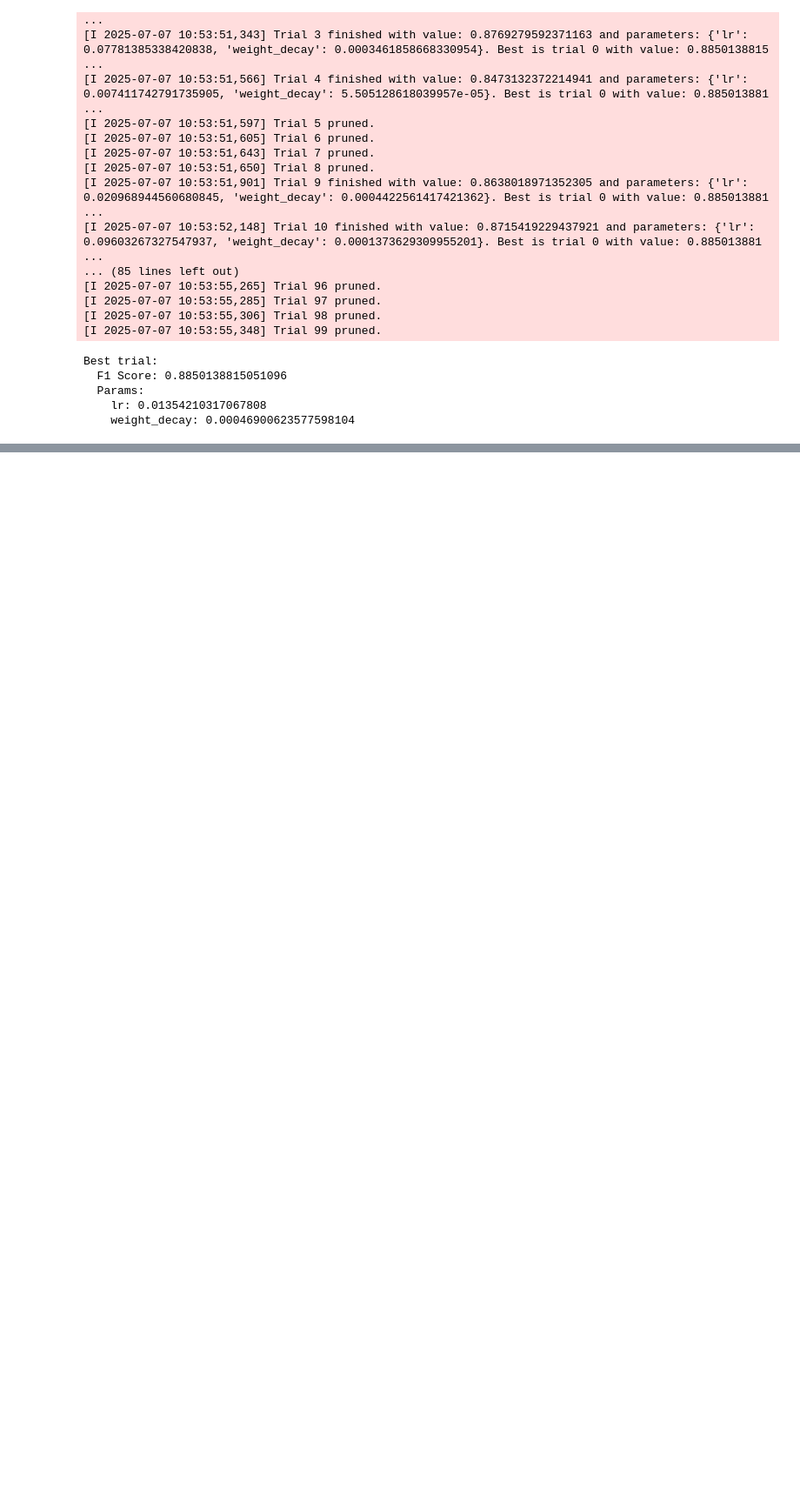
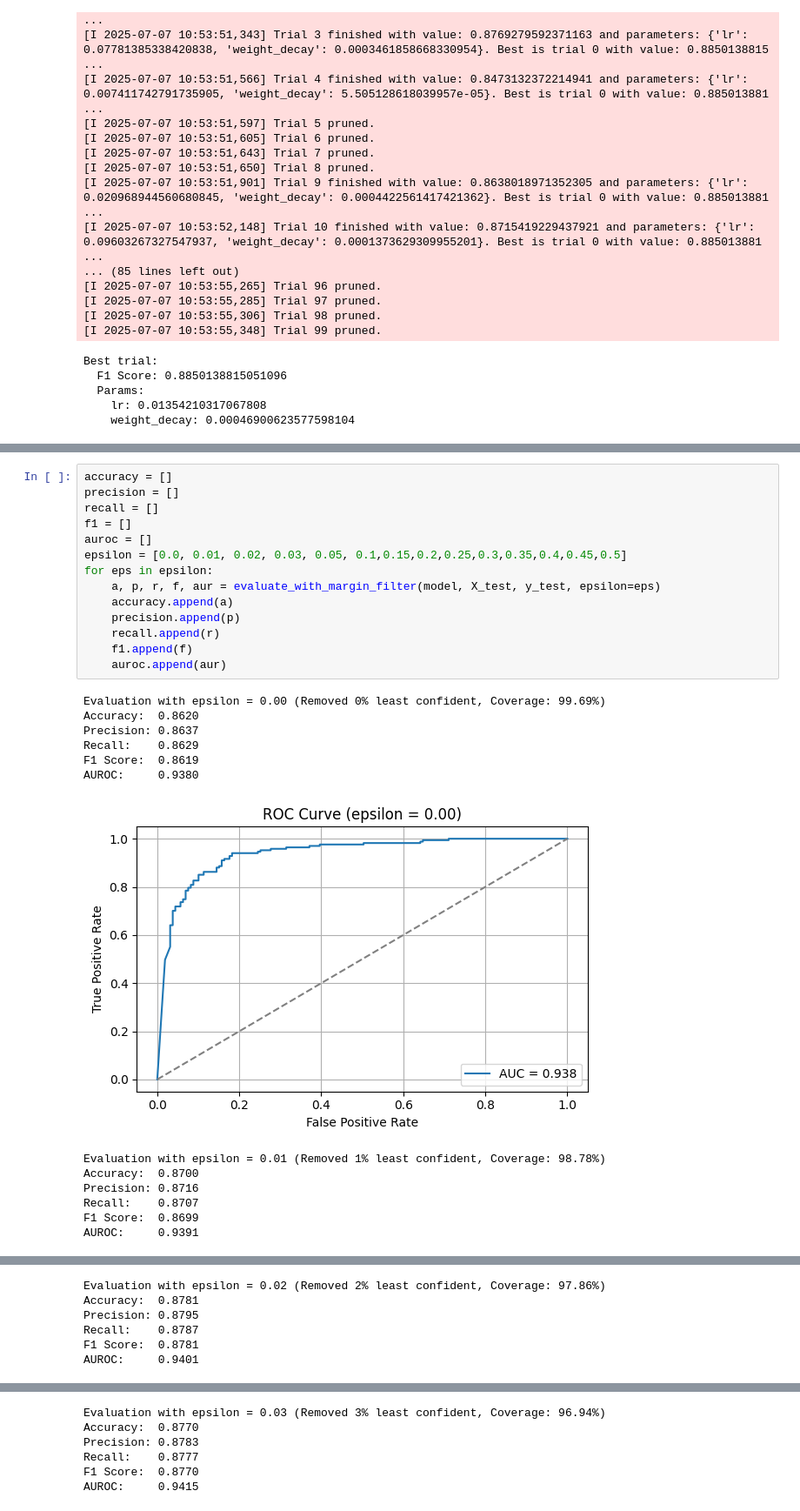
Before and after one commit to Aquila69420/adni-ml, a Jupyter notebook: classification.ipynb, the cells around one changed output, grey strips where cells are left out. Shown at 87% size. Drawn from its saved outputs; the diff is of its cells as text; blank space fills up the shorter version.

```diff
--- a/classification.ipynb
+++ b/classification.ipynb
@@ -832,0 +1070,28 @@ Best trial:
+# %%
+accuracy = []
+precision = []
+recall = []
+f1 = []
+auroc = []
+epsilon = [0.0, 0.01, 0.02, 0.03, 0.05, 0.1,0.15,0.2,0.25,0.3,0.35,0.4,0.45,0.5]
+for eps in epsilon:
+    a, p, r, f, aur = evaluate_with_margin_filter(model, X_test, y_test, epsilon=eps)
+    accuracy.append(a)
+    precision.append(p)
+    recall.append(r)
+    f1.append(f)
+    auroc.append(aur)
+# %% [output]
+Evaluation with epsilon = 0.00 (Removed 0% least confident, Coverage: 99.69%)
+Accuracy:  0.8620
+Precision: 0.8637
+Recall:    0.8629
+F1 Score:  0.8619
+AUROC:     0.9380
+[figure, added]
+Evaluation with epsilon = 0.01 (Removed 1% least confident, Coverage: 98.78%)
+Accuracy:  0.8700
+Precision: 0.8716
+Recall:    0.8707
+F1 Score:  0.8699
+AUROC:     0.9391
@@ -832,0 +1099,6 @@ Best trial:
+Evaluation with epsilon = 0.02 (Removed 2% least confident, Coverage: 97.86%)
+Accuracy:  0.8781
+Precision: 0.8795
+Recall:    0.8787
+F1 Score:  0.8781
+AUROC:     0.9401
@@ -832,0 +1106,6 @@ Best trial:
+Evaluation with epsilon = 0.03 (Removed 3% least confident, Coverage: 96.94%)
+Accuracy:  0.8770
+Precision: 0.8783
+Recall:    0.8777
+F1 Score:  0.8770
+AUROC:     0.9415
```
Also changed, not shown: parts of 15 cells of this notebook, 4 other files.
